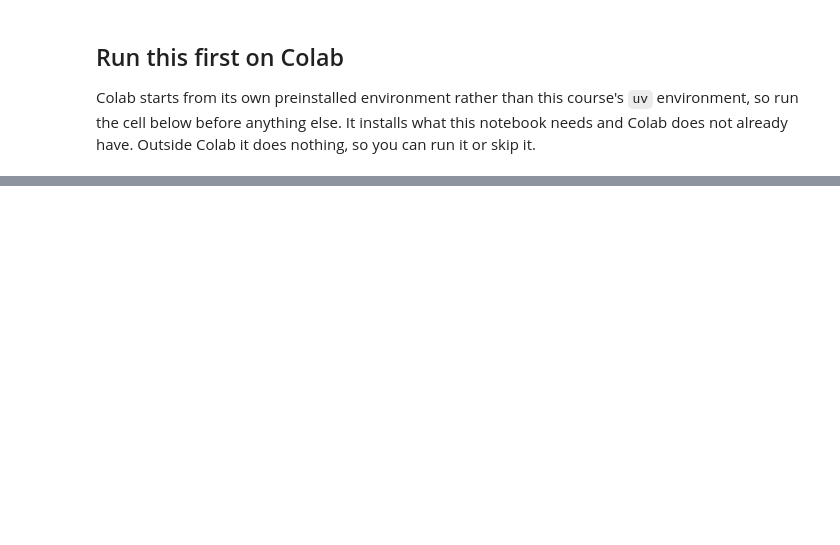
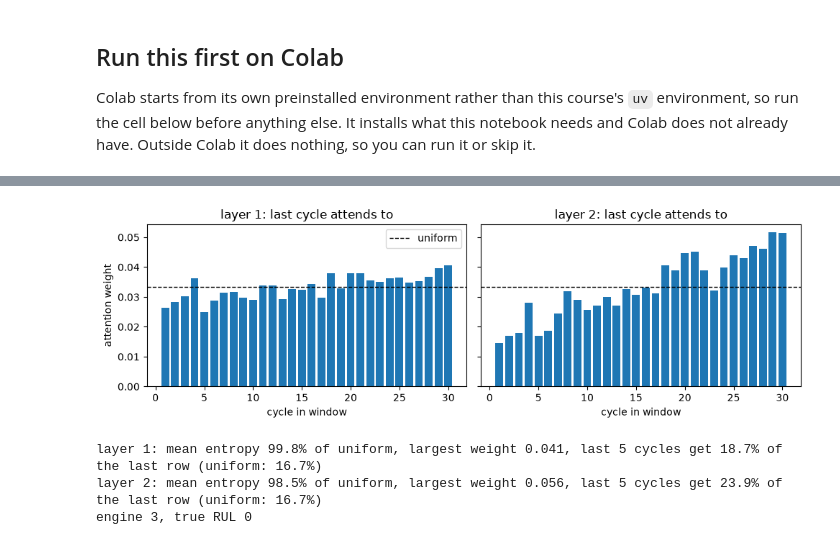
Before and after one commit to jkitchin/f26-06763, a Jupyter notebook: lectures/l12/l12-cnn-rul.ipynb, the cells around one changed output, grey strips where cells are left out. Saved outputs shown, nothing was run; the diff lists cells and outputs as text; code cells hidden in the pictures; blank space fills up the shorter version.

```diff
--- a/lectures/l12/l12-cnn-rul.ipynb
+++ b/lectures/l12/l12-cnn-rul.ipynb
@@ -215,5 +343,7 @@ small, well-summarized benchmark is the model to beat.
 # %%
-print(f'1D-CNN (raw windows)          : {cnn_rmse:5.2f} cycles')
-print(f'gradient boosting (features)   : {base_rmse:5.2f} cycles')
-verdict = 'the CNN wins' if cnn_rmse < base_rmse else 'the baseline wins'
-print(f'on this grouped split, {verdict} by {abs(cnn_rmse - base_rmse):.2f} cycles')
+for name, model in models.items():
+    scores[name] = rmse(predict(model, Xte), yte)
+
+print(f'{"model":20s} {"RMSE (cycles)":>14s}')
+for name, score in sorted(scores.items(), key=lambda kv: kv[1]):
+    print(f'{name:20s} {score:14.2f}')
@@ -230,0 +396,42 @@ a deep model against a real baseline on a GPU, so it starts here.
+# %%
+import matplotlib.pyplot as plt
+
+
+@torch.no_grad()
+def attention(model, window):
+    model.eval()
+    h = model.inp(torch.from_numpy(window.T[None].copy())) + model.pos
+    maps = []
+    for layer in model.enc.layers:
+        z = layer.norm1(h)
+        out, w = layer.self_attn(z, z, z, need_weights=True, average_attn_weights=True)
+        maps.append(w[0].numpy())
+        h = h + out
+        h = h + layer._ff_block(layer.norm2(h))
+    return maps
+
+
+i = int(np.argmin(yte))                  # the scoring window closest to failure
+maps = attention(models['transformer'], Xte[i])
+fig, axes = plt.subplots(1, 2, figsize=(10, 3.2), sharey=True)
+for k, (ax, A) in enumerate(zip(axes, maps), start=1):
+    ax.bar(np.arange(1, WINDOW + 1), A[-1], color='C0')
+    ax.axhline(1 / WINDOW, color='k', ls='--', lw=1, label='uniform')
+    ax.set_title(f'layer {k}: last cycle attends to')
+    ax.set_xlabel('cycle in window')
+axes[0].set_ylabel('attention weight')
+axes[0].legend()
+plt.tight_layout()
+plt.show()
+
+for k, A in enumerate(maps, start=1):
+    p = np.clip(A, 1e-12, 1)
+    entropy = float((-(p * np.log(p)).sum(1) / np.log(WINDOW)).mean())
+    print(f'layer {k}: mean entropy {entropy:.1%} of uniform, largest weight {A.max():.3f}, '
+          f'last 5 cycles get {A[-1, -5:].sum():.1%} of the last row (uniform: {5 / WINDOW:.1%})')
+print(f'engine {gte[i]}, true RUL {yte[i]:.0f}')
+# %% [output]
+[figure, added]
+layer 1: mean entropy 99.8% of uniform, largest weight 0.041, last 5 cycles get 18.7% of the last row (uniform: 16.7%)
+layer 2: mean entropy 98.5% of uniform, largest weight 0.056, last 5 cycles get 23.9% of the last row (uniform: 16.7%)
+engine 3, true RUL 0
```
Also changed, not shown: parts of 18 cells of this notebook, 4 other files.
